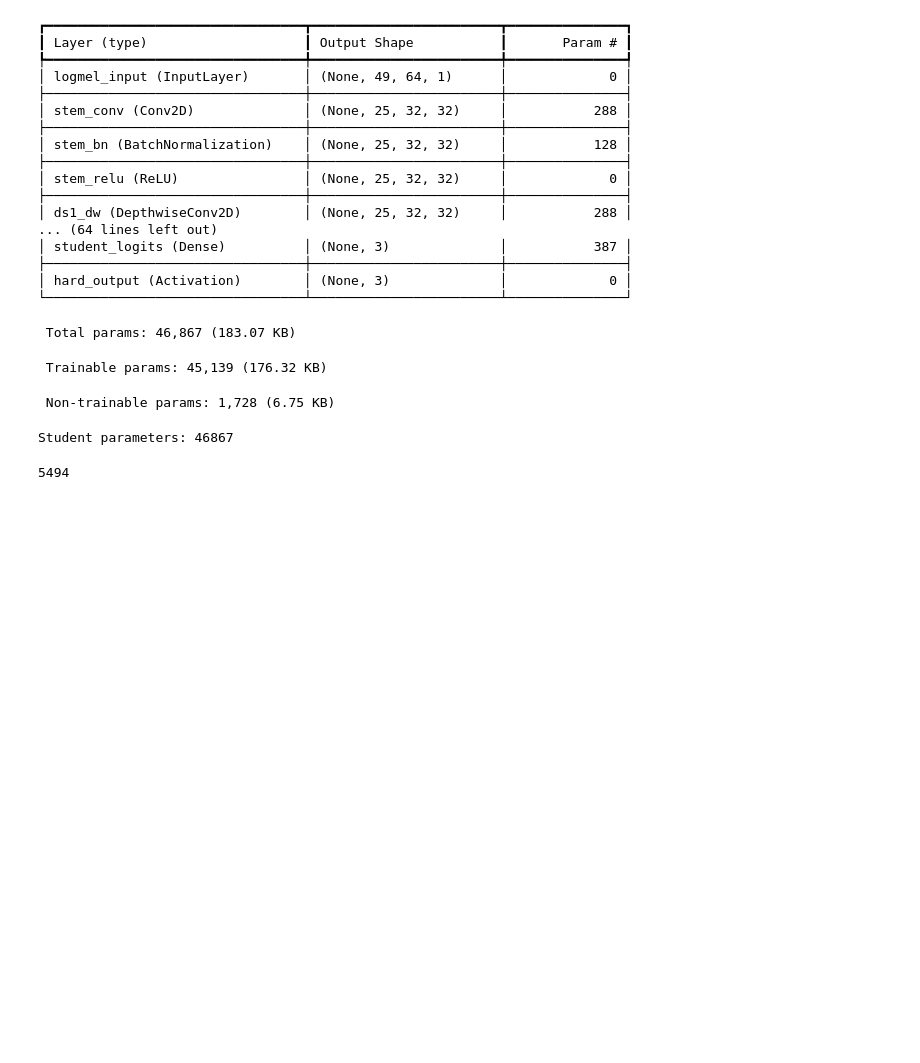
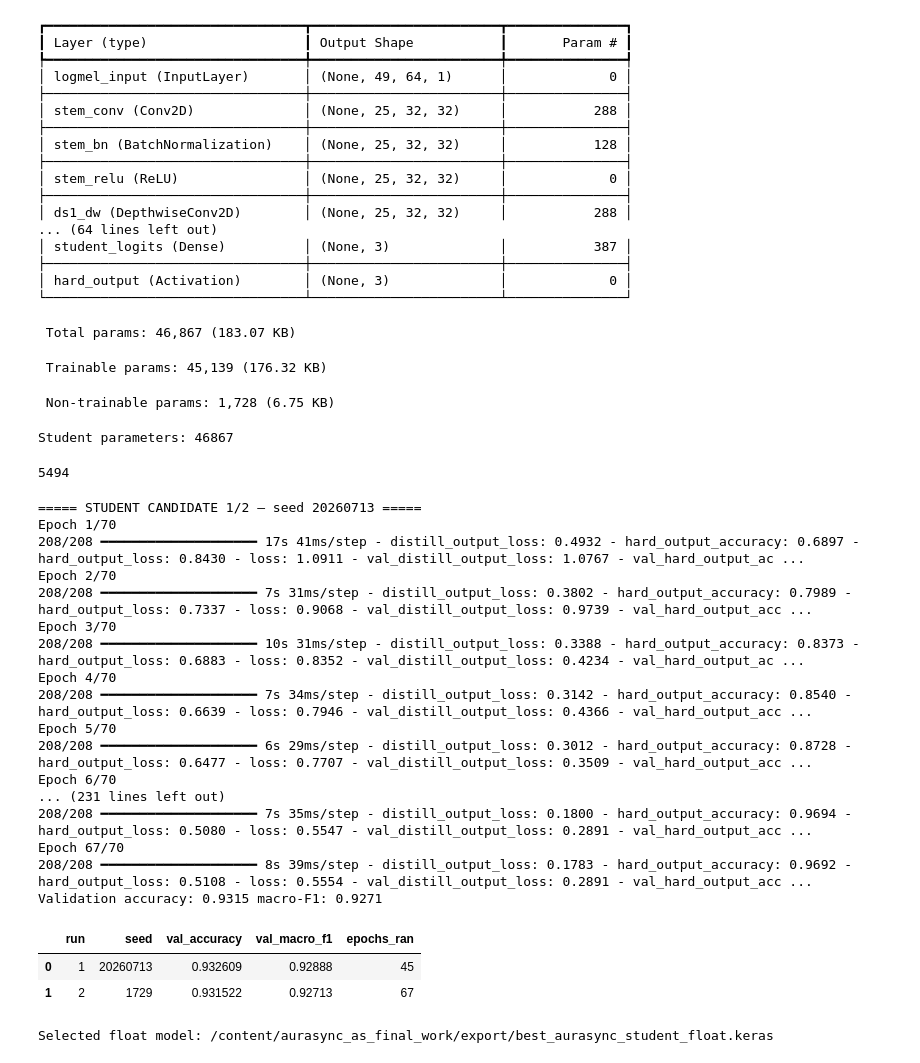
Before and after one commit to GhimirePlan/Project_AuraSync, a Jupyter notebook: AS_DL_Model/AuraSync_CNN_Training.ipynb, the cells around one changed output. Cells and saved outputs as stored; diff of their text form; code cells hidden in the pictures; blank space fills up the shorter version.

Commit message:
implemented candidate training and validation selection

```diff
--- a/AS_DL_Model/AuraSync_CNN_Training.ipynb
+++ b/AS_DL_Model/AuraSync_CNN_Training.ipynb
@@ -742,3 +742,78 @@ Model: "AuraSync_DS_CNN_3Class_Inference"
  Non-trainable params: 1,728 (6.75 KB)
 Student parameters: 46867
 5494
+# %%
+# 15. Train two deterministic candidates and select by validation macro-F1.
+candidate_rows = []
+history_frames = []
+best_path = EXPORT_DIR / 'best_aurasync_student_float.keras'
+best_val_f1 = -1.0
+
+for run_number, run_seed in enumerate(STUDENT_SEEDS, 1):
+    print(f'\n===== STUDENT CANDIDATE {run_number}/{len(STUDENT_SEEDS)} — seed {run_seed} =====')
+    tf.keras.backend.clear_session()
+    gc.collect()
+    train_model, inference_candidate = build_student(run_seed)
+    train_ds = make_train_dataset(run_seed)
+    callbacks = [
+        tf.keras.callbacks.EarlyStopping(
+            monitor='val_hard_output_accuracy', patience=12,
+            mode='max', restore_best_weights=True
+        ),
+        tf.keras.callbacks.ReduceLROnPlateau(
+            monitor='val_loss', factor=0.5, patience=5,
+            min_lr=1e-5, verbose=1
+        ),
+    ]
+    history = train_model.fit(
+        train_ds, validation_data=val_ds, epochs=EPOCHS,
+        callbacks=callbacks, verbose=1
+    )
+    val_probs = inference_candidate.predict(X_val, batch_size=256, verbose=0)
+    val_pred = val_probs.argmax(axis=1)
+    val_acc = accuracy_score(y_val_ids, val_pred)
+    val_f1 = f1_score(y_val_ids, val_pred, average='macro')
+    candidate_rows.append({
+        'run': run_number, 'seed': run_seed,
+        'val_accuracy': val_acc, 'val_macro_f1': val_f1,
+        'epochs_ran': len(history.history['loss']),
+    })
+    h = pd.DataFrame(history.history)
+    h['run'] = run_number
+    h['seed'] = run_seed
+    h['epoch'] = np.arange(1, len(h) + 1)
+    history_frames.append(h)
+    print('Validation accuracy:', round(val_acc, 4), 'macro-F1:', round(val_f1, 4))
+    if val_f1 > best_val_f1:
+        best_val_f1 = val_f1
+        inference_candidate.save(best_path)
+
+candidate_results = pd.DataFrame(candidate_rows).sort_values('val_macro_f1', ascending=False)
+candidate_results.to_csv(EXPORT_DIR / 'student_candidate_results.csv', index=False)
+pd.concat(history_frames, ignore_index=True).to_csv(EXPORT_DIR / 'training_history_all_candidates.csv', index=False)
+display(candidate_results)
+
+inference_model = tf.keras.models.load_model(best_path, compile=False)
+print('Selected float model:', best_path)
+# %% [output]
+===== STUDENT CANDIDATE 1/2 — seed 20260713 =====
+Epoch 1/70
+208/208 ━━━━━━━━━━━━━━━━━━━━ 17s 41ms/step - distill_output_loss: 0.4932 - hard_output_accuracy: 0.6897 - hard_output_loss: 0.8430 - loss: 1.0911 - val_distill_output_loss: 1.0767 - val_hard_output_ac ...
+Epoch 2/70
+208/208 ━━━━━━━━━━━━━━━━━━━━ 7s 31ms/step - distill_output_loss: 0.3802 - hard_output_accuracy: 0.7989 - hard_output_loss: 0.7337 - loss: 0.9068 - val_distill_output_loss: 0.9739 - val_hard_output_acc ...
+Epoch 3/70
+208/208 ━━━━━━━━━━━━━━━━━━━━ 10s 31ms/step - distill_output_loss: 0.3388 - hard_output_accuracy: 0.8373 - hard_output_loss: 0.6883 - loss: 0.8352 - val_distill_output_loss: 0.4234 - val_hard_output_ac ...
+Epoch 4/70
+208/208 ━━━━━━━━━━━━━━━━━━━━ 7s 34ms/step - distill_output_loss: 0.3142 - hard_output_accuracy: 0.8540 - hard_output_loss: 0.6639 - loss: 0.7946 - val_distill_output_loss: 0.4366 - val_hard_output_acc ...
+Epoch 5/70
+208/208 ━━━━━━━━━━━━━━━━━━━━ 6s 29ms/step - distill_output_loss: 0.3012 - hard_output_accuracy: 0.8728 - hard_output_loss: 0.6477 - loss: 0.7707 - val_distill_output_loss: 0.3509 - val_hard_output_acc ...
+Epoch 6/70
+... (231 lines left out)
+208/208 ━━━━━━━━━━━━━━━━━━━━ 7s 35ms/step - distill_output_loss: 0.1800 - hard_output_accuracy: 0.9694 - hard_output_loss: 0.5080 - loss: 0.5547 - val_distill_output_loss: 0.2891 - val_hard_output_acc ...
+Epoch 67/70
+208/208 ━━━━━━━━━━━━━━━━━━━━ 8s 39ms/step - distill_output_loss: 0.1783 - hard_output_accuracy: 0.9692 - hard_output_loss: 0.5108 - loss: 0.5554 - val_distill_output_loss: 0.2891 - val_hard_output_acc ...
+Validation accuracy: 0.9315 macro-F1: 0.9271
+|  | run | seed | val_accuracy | val_macro_f1 | epochs_ran |
+| 0 | 1 | 20260713 | 0.932609 | 0.92888 | 45 |
+| 1 | 2 | 1729 | 0.931522 | 0.92713 | 67 |
+Selected float model: /content/aurasync_as_final_work/export/best_aurasync_student_float.keras
```
Also changed, not shown: 3 other files.
